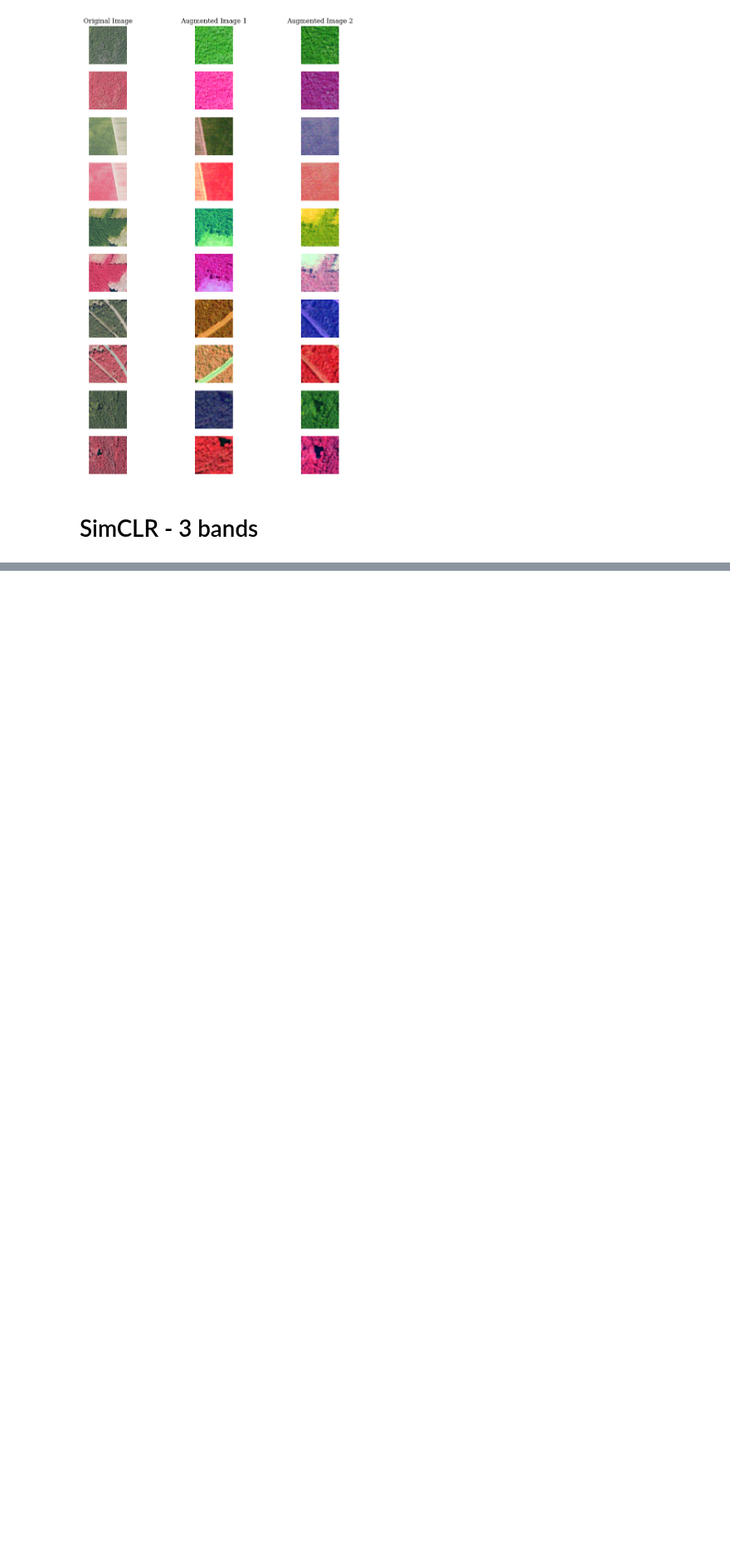
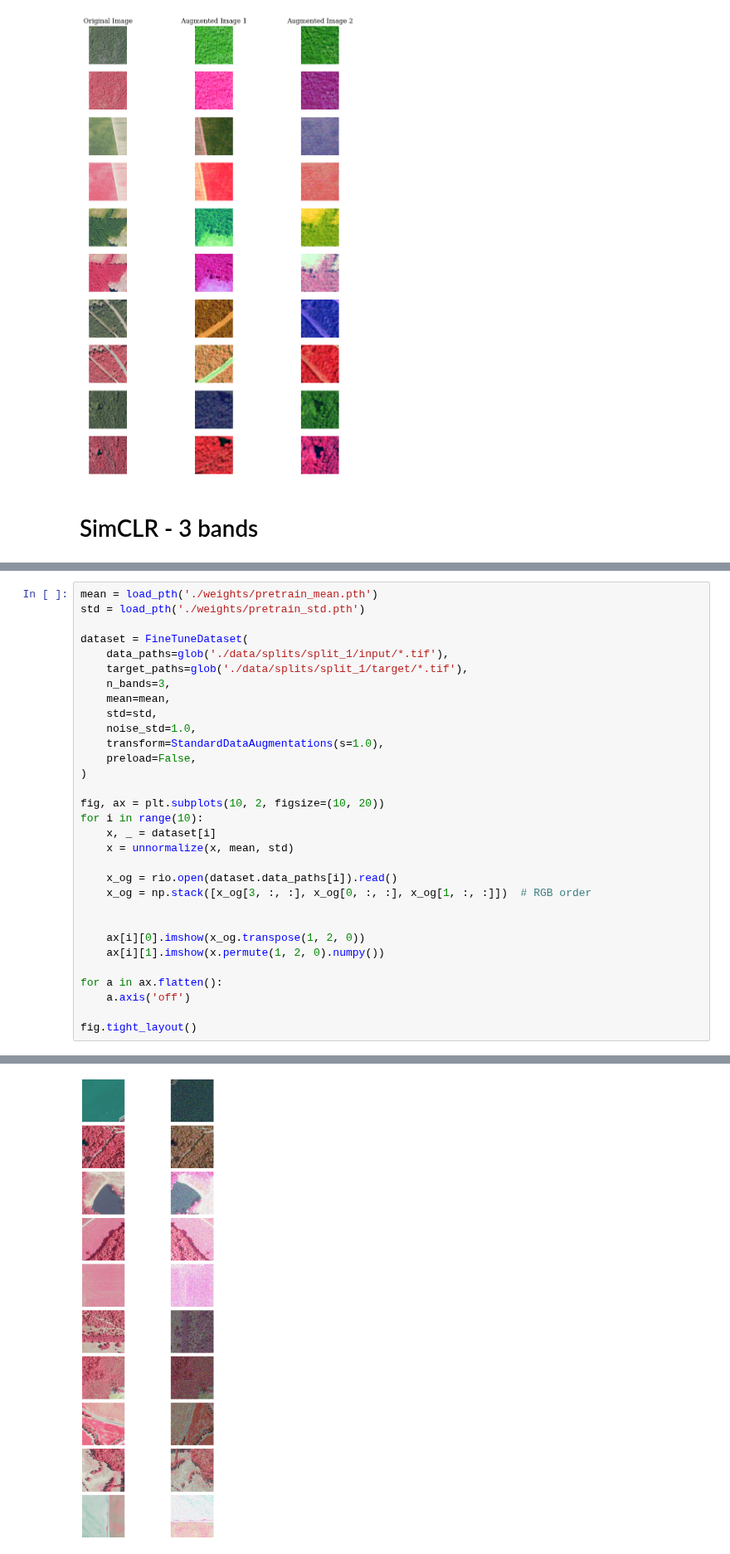
Before and after one commit to DakotaHester/ms-land-cover, a Jupyter notebook: transforms_viz.ipynb, the cells around one changed output, grey strips where cells are left out. Shown at 83% size. Cells and saved outputs as stored; diff of their text form; blank space fills up the shorter version.

Commit message:
Strengthen augmentations during finetuning

```diff
--- a/transforms_viz.ipynb
+++ b/transforms_viz.ipynb
@@ -134,0 +134,32 @@ Clipping input data to the valid range for imshow with RGB data ([0..1] for floa
+# %%
+mean = load_pth('./weights/pretrain_mean.pth')
+std = load_pth('./weights/pretrain_std.pth')
+
+dataset = FineTuneDataset(
+    data_paths=glob('./data/splits/split_1/input/*.tif'),
+    target_paths=glob('./data/splits/split_1/target/*.tif'),
+    n_bands=3,
+    mean=mean,
+    std=std,
+    noise_std=1.0,
+    transform=StandardDataAugmentations(s=1.0),
+    preload=False,
+)
+
+fig, ax = plt.subplots(10, 2, figsize=(10, 20))
+for i in range(10):
+    x, _ = dataset[i]
+    x = unnormalize(x, mean, std)
+
+    x_og = rio.open(dataset.data_paths[i]).read()
+    x_og = np.stack([x_og[3, :, :], x_og[0, :, :], x_og[1, :, :]])  # RGB order
+
+
+    ax[i][0].imshow(x_og.transpose(1, 2, 0))
+    ax[i][1].imshow(x.permute(1, 2, 0).numpy())
+
+for a in ax.flatten():
+    a.axis('off')
+
+fig.tight_layout()
+# %% [output]
@@ -134,0 +176 @@ Clipping input data to the valid range for imshow with RGB data ([0..1] for floa
+[figure, added]
```
Also changed, not shown: parts of 3 cells of this notebook, 5 other files.
